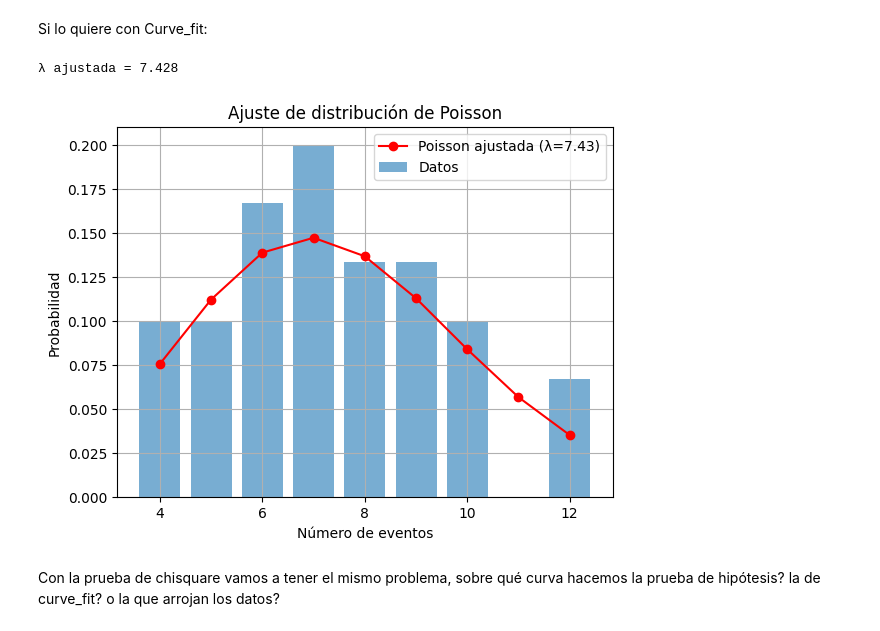
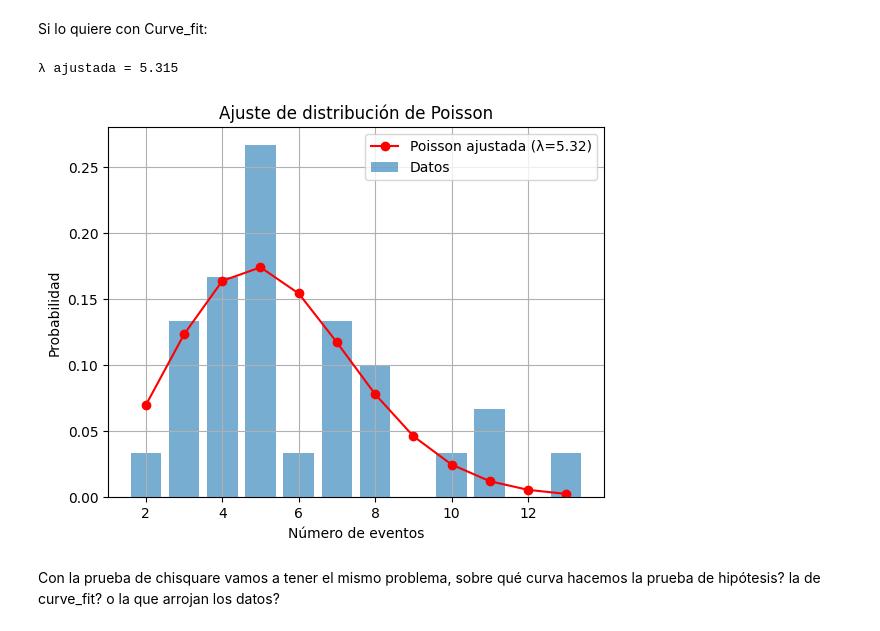
Before and after one commit to JosetoCa/Experimental-IV, a Jupyter notebook: Estadística de Poisson.ipynb, the cells around one changed output. Cells and saved outputs as stored; diff of their text form; code cells hidden in the pictures.

```diff
--- a/Estadística de Poisson.ipynb
+++ b/Estadística de Poisson.ipynb
@@ -29,7 +29,7 @@ conteos_por_intervalo = np.array([5,3,5,8,7,5,5,7,5,3,11,4,13,7,10,4,2,8,11,3,8,
 lambda_rate = valores_tiempo.mean()  # eventos por segundo
 
 print("Tasa de eventos (lambda):", lambda_rate)
-conteos_por_intervalo = np.random.poisson(lambda_rate * duracion_intervalo, n_intervalos)
+
 print("Conteos por intervalo:", conteos_por_intervalo)
 plt.hist(conteos_por_intervalo, bins=range(min(conteos_por_intervalo), max(conteos_por_intervalo)), edgecolor='black')
 plt.title("Conteos en intervalos de tiempo fijos")
@@ -78,36 +57,36 @@ from scipy.stats import poisson
 
 # Histograma: frecuencias absolutas
 valores, frecuencias = np.unique(conteos_por_intervalo, return_counts=True)
 
 # Normalizamos para obtener probabilidades
 frecuencias = frecuencias / np.sum(frecuencias)
 
 # Definimos la función de Poisson a ajustar
 def poisson_pmf(k, lamb):
     return poisson.pmf(k, lamb)
 
 # Ajuste con curve_fit
 #a veces hay que poner el valor inicial de lambda, por ejemplo: p0=[1.0] o un valor aproximado del lambda (parámetro), para que no de error
-params_opt, params_cov = curve_fit(poisson_pmf, valores, frecuencias)
+params_opt, params_cov = curve_fit(poisson_pmf, valores, frecuencias, p0=[conteos_por_intervalo.mean()])
 
 # Resultado del ajuste
 lambda_ajustada = params_opt[0]
 print(f"λ ajustada = {lambda_ajustada:.3f}")
 
 # Graficamos
 x = np.arange(min(valores), max(valores)+1)
 plt.bar(valores, frecuencias, alpha=0.6, label='Datos')
 plt.plot(x, poisson_pmf(x, lambda_ajustada), 'o-', color='red', label=f'Poisson ajustada (λ={lambda_ajustada:.2f})')
 
 plt.xlabel("Número de eventos")
 plt.ylabel("Probabilidad")
 plt.title("Ajuste de distribución de Poisson")
 plt.legend()
 plt.grid()
 plt.show()
 # %% [output]
-λ ajustada = 7.428
+λ ajustada = 5.315
-[figure, old version]
+[figure, new version]
 # %% [markdown]
 Con la prueba de chisquare vamos a tener el mismo problema, sobre qué curva hacemos la prueba de hipótesis? la de curve_fit? o la que arrojan los datos?
 # %% [markdown]
```
Also changed, not shown: parts of 5 cells of this notebook.
